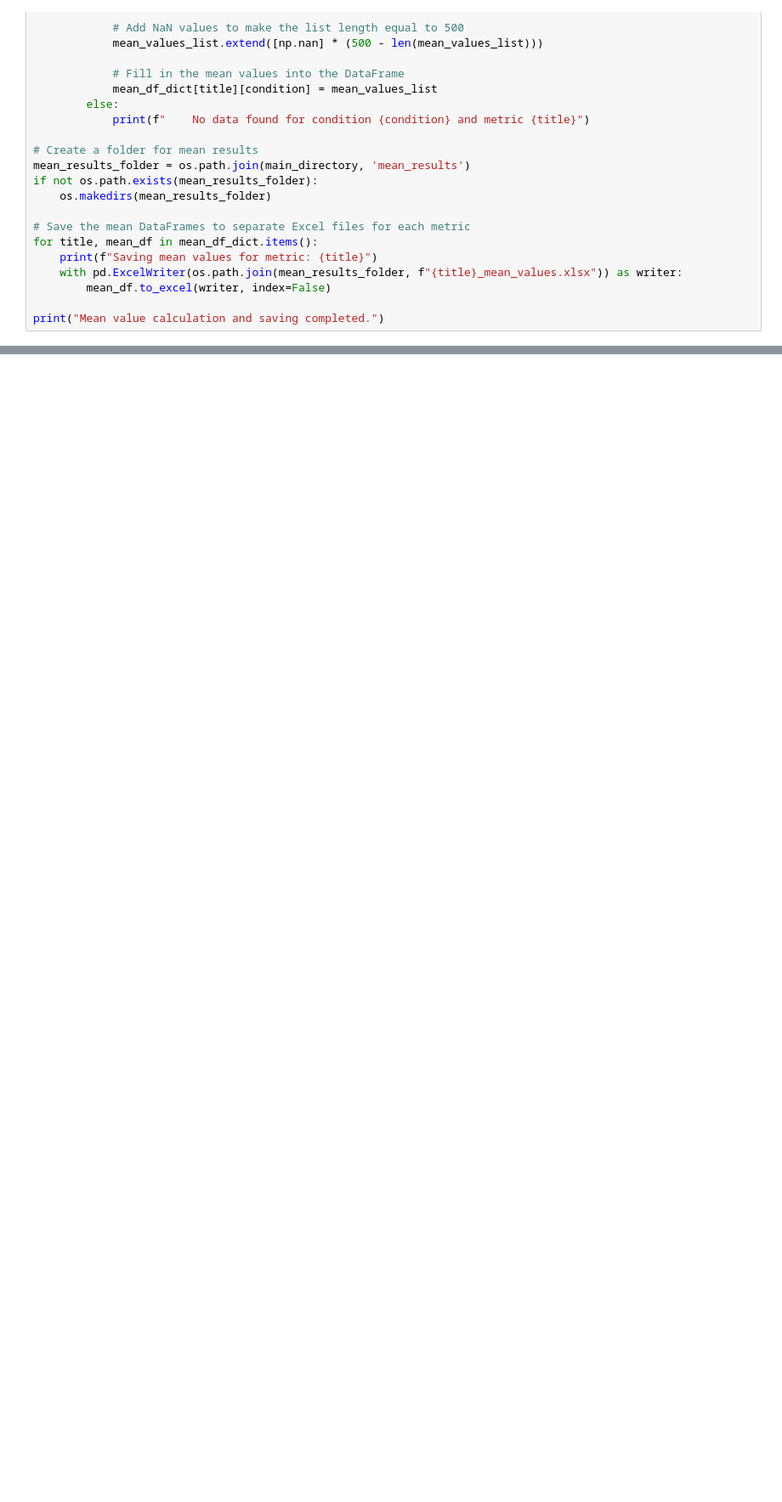
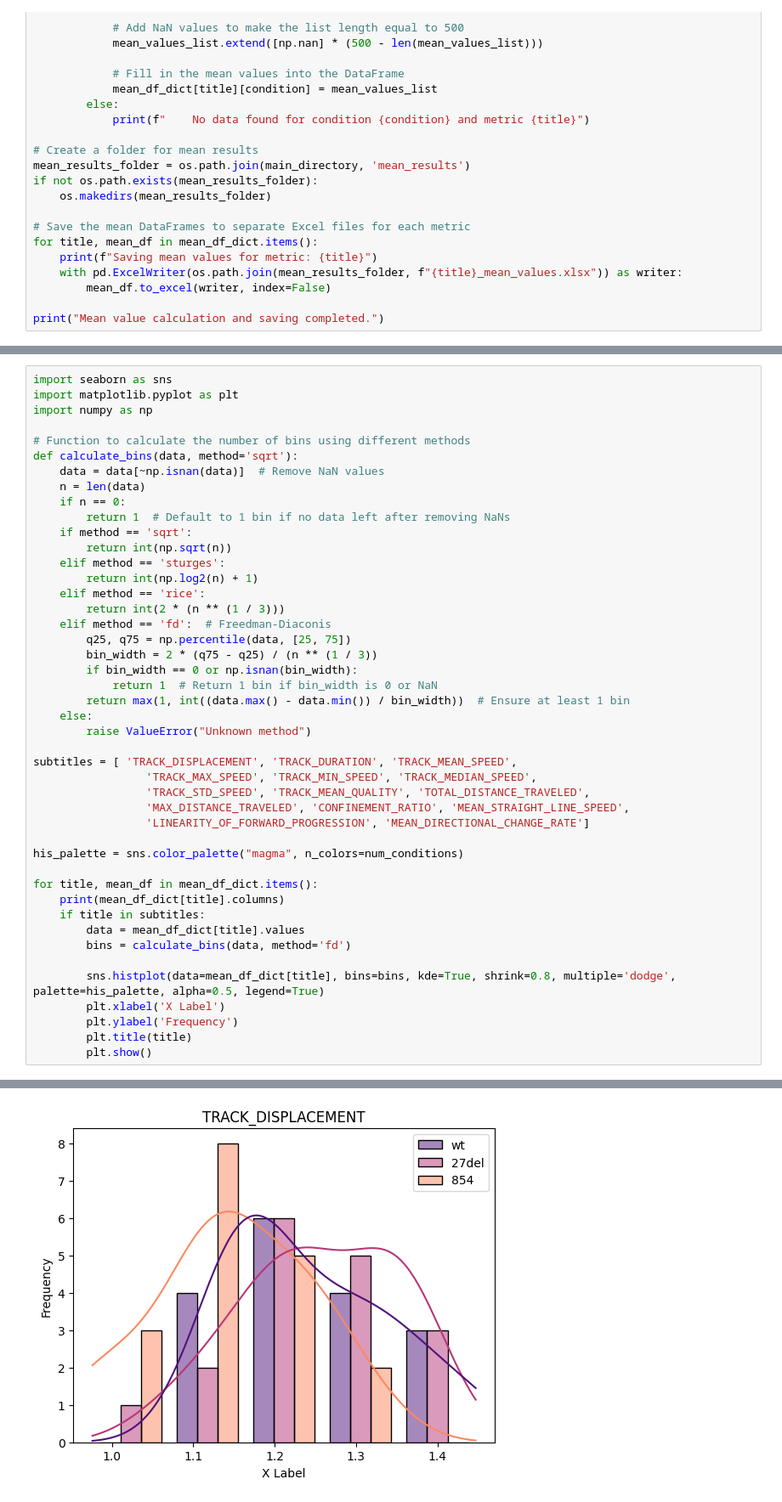
Before and after one commit to brentlab-pitt/TrackMateAnalyzer, a Jupyter notebook: trackmatetest2.ipynb, the cells around one changed output, grey strips where cells are left out. Shown: that part at 85% size. Saved outputs shown, nothing was run; the diff lists cells and outputs as text; blank space fills up the shorter version.

Commit message:
histograms working

```diff
--- a/trackmatetest2.ipynb
+++ b/trackmatetest2.ipynb
@@ -433,0 +469,46 @@ Statistical test results saved.
+# %%
+import seaborn as sns
+import matplotlib.pyplot as plt
+import numpy as np
+
+# Function to calculate the number of bins using different methods
+def calculate_bins(data, method='sqrt'):
+    data = data[~np.isnan(data)]  # Remove NaN values
+    n = len(data)
+    if n == 0:
+        return 1  # Default to 1 bin if no data left after removing NaNs
+    if method == 'sqrt':
+        return int(np.sqrt(n))
+    elif method == 'sturges':
+        return int(np.log2(n) + 1)
+    elif method == 'rice':
+        return int(2 * (n ** (1 / 3)))
+    elif method == 'fd':  # Freedman-Diaconis
+        q25, q75 = np.percentile(data, [25, 75])
+        bin_width = 2 * (q75 - q25) / (n ** (1 / 3))
+        if bin_width == 0 or np.isnan(bin_width):
+            return 1  # Return 1 bin if bin_width is 0 or NaN
+        return max(1, int((data.max() - data.min()) / bin_width))  # Ensure at least 1 bin
+    else:
+        raise ValueError("Unknown method")
+
+subtitles = [ 'TRACK_DISPLACEMENT', 'TRACK_DURATION', 'TRACK_MEAN_SPEED',
+                 'TRACK_MAX_SPEED', 'TRACK_MIN_SPEED', 'TRACK_MEDIAN_SPEED',
+                 'TRACK_STD_SPEED', 'TRACK_MEAN_QUALITY', 'TOTAL_DISTANCE_TRAVELED',
+                 'MAX_DISTANCE_TRAVELED', 'CONFINEMENT_RATIO', 'MEAN_STRAIGHT_LINE_SPEED',
+                 'LINEARITY_OF_FORWARD_PROGRESSION', 'MEAN_DIRECTIONAL_CHANGE_RATE']
+
+his_palette = sns.color_palette("magma", n_colors=num_conditions)
+
+for title, mean_df in mean_df_dict.items():
+    print(mean_df_dict[title].columns)
+    if title in subtitles:
+        data = mean_df_dict[title].values
+        bins = calculate_bins(data, method='fd')
+
+        sns.histplot(data=mean_df_dict[title], bins=bins, kde=True, shrink=0.8, multiple='dodge', palette=his_palette, alpha=0.5, legend=True)
+        plt.xlabel('X Label')
+        plt.ylabel('Frequency')
+        plt.title(title)
+        plt.show()
+# %% [output]
@@ -433,0 +524 @@ Statistical test results saved.
+[figure, added]
```
Also changed, not shown: parts of 6 cells of this notebook, 1 other file.
